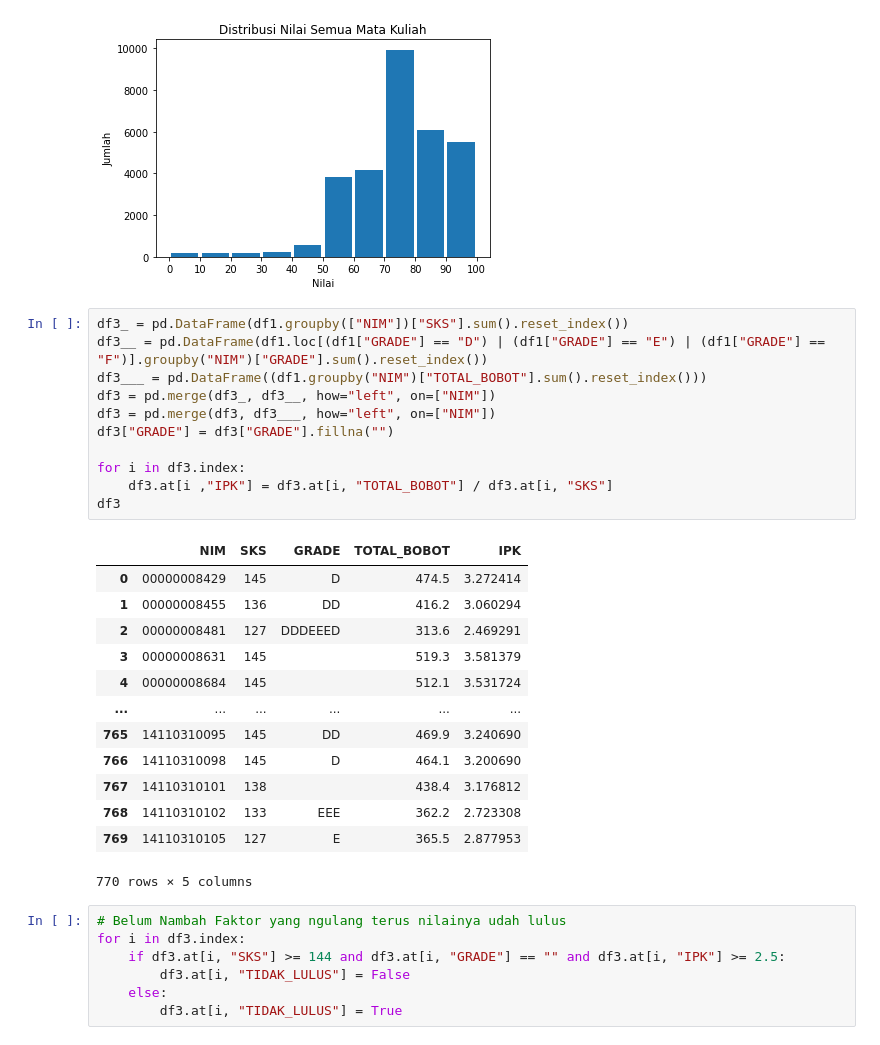
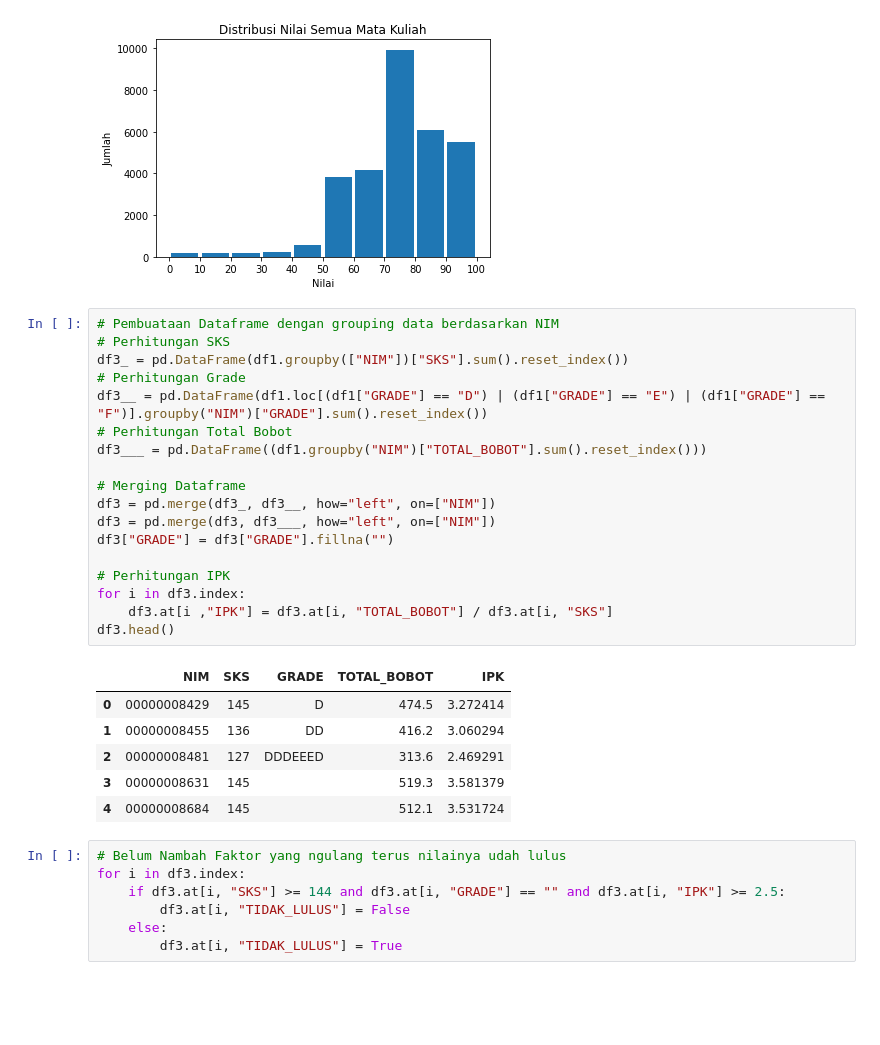
Before and after one commit to FelixFern/ISFEST-ODE, a Jupyter notebook: EDA.ipynb, the cells around one changed output. Saved outputs shown, nothing was run; the diff lists cells and outputs as text; blank space fills up the shorter version.

```diff
--- a/EDA.ipynb
+++ b/EDA.ipynb
@@ -97,30 +97,30 @@ plt.ylabel("Jumlah")
 Text(0, 0.5, 'Jumlah')
 [figure]
 # %%
+# Pembuataan Dataframe dengan grouping data berdasarkan NIM
+# Perhitungan SKS
 df3_ = pd.DataFrame(df1.groupby(["NIM"])["SKS"].sum().reset_index())
+# Perhitungan Grade
 df3__ = pd.DataFrame(df1.loc[(df1["GRADE"] == "D") | (df1["GRADE"] == "E") | (df1["GRADE"] == "F")].groupby("NIM")["GRADE"].sum().reset_index())
+# Perhitungan Total Bobot
 df3___ = pd.DataFrame((df1.groupby("NIM")["TOTAL_BOBOT"].sum().reset_index()))
+
+# Merging Dataframe
 df3 = pd.merge(df3_, df3__, how="left", on=["NIM"])
 df3 = pd.merge(df3, df3___, how="left", on=["NIM"])
 df3["GRADE"] = df3["GRADE"].fillna("")
 
+# Perhitungan IPK
 for i in df3.index:
     df3.at[i ,"IPK"] = df3.at[i, "TOTAL_BOBOT"] / df3.at[i, "SKS"]
-df3
+df3.head()
 # %% [output]
 |  | NIM | SKS | GRADE | TOTAL_BOBOT | IPK |
 | 0 | 00000008429 | 145 | D | 474.5 | 3.272414 |
 | 1 | 00000008455 | 136 | DD | 416.2 | 3.060294 |
 | 2 | 00000008481 | 127 | DDDEEED | 313.6 | 2.469291 |
 | 3 | 00000008631 | 145 |  | 519.3 | 3.581379 |
 | 4 | 00000008684 | 145 |  | 512.1 | 3.531724 |
-| ... | ... | ... | ... | ... | ... |
-| 765 | 14110310095 | 145 | DD | 469.9 | 3.240690 |
-| 766 | 14110310098 | 145 | D | 464.1 | 3.200690 |
-| 767 | 14110310101 | 138 |  | 438.4 | 3.176812 |
-| 768 | 14110310102 | 133 | EEE | 362.2 | 2.723308 |
-| 769 | 14110310105 | 127 | E | 365.5 | 2.877953 |
-770 rows × 5 columns
 # %%
 # Belum Nambah Faktor yang ngulang terus nilainya udah lulus
 for i in df3.index:
```
Also changed, not shown: parts of 1 cell of this notebook.
